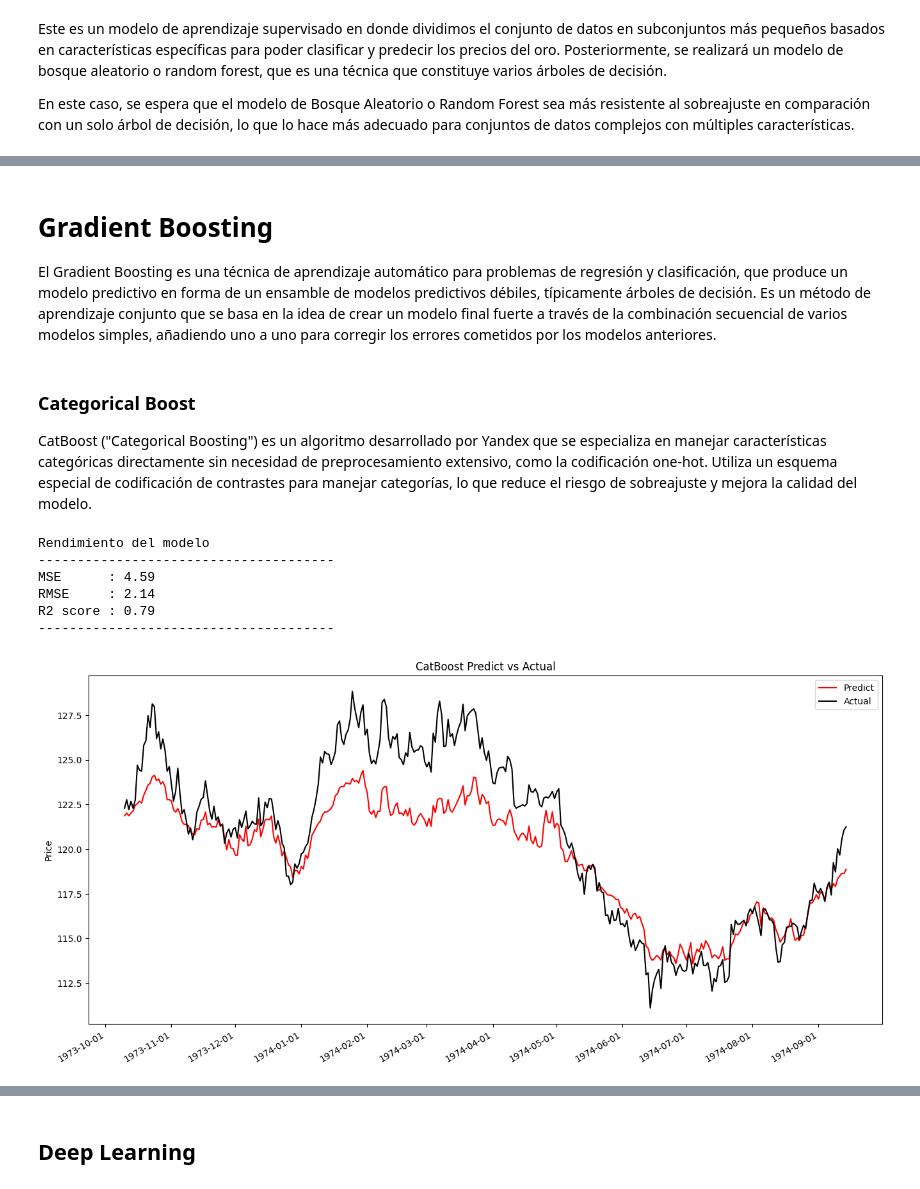
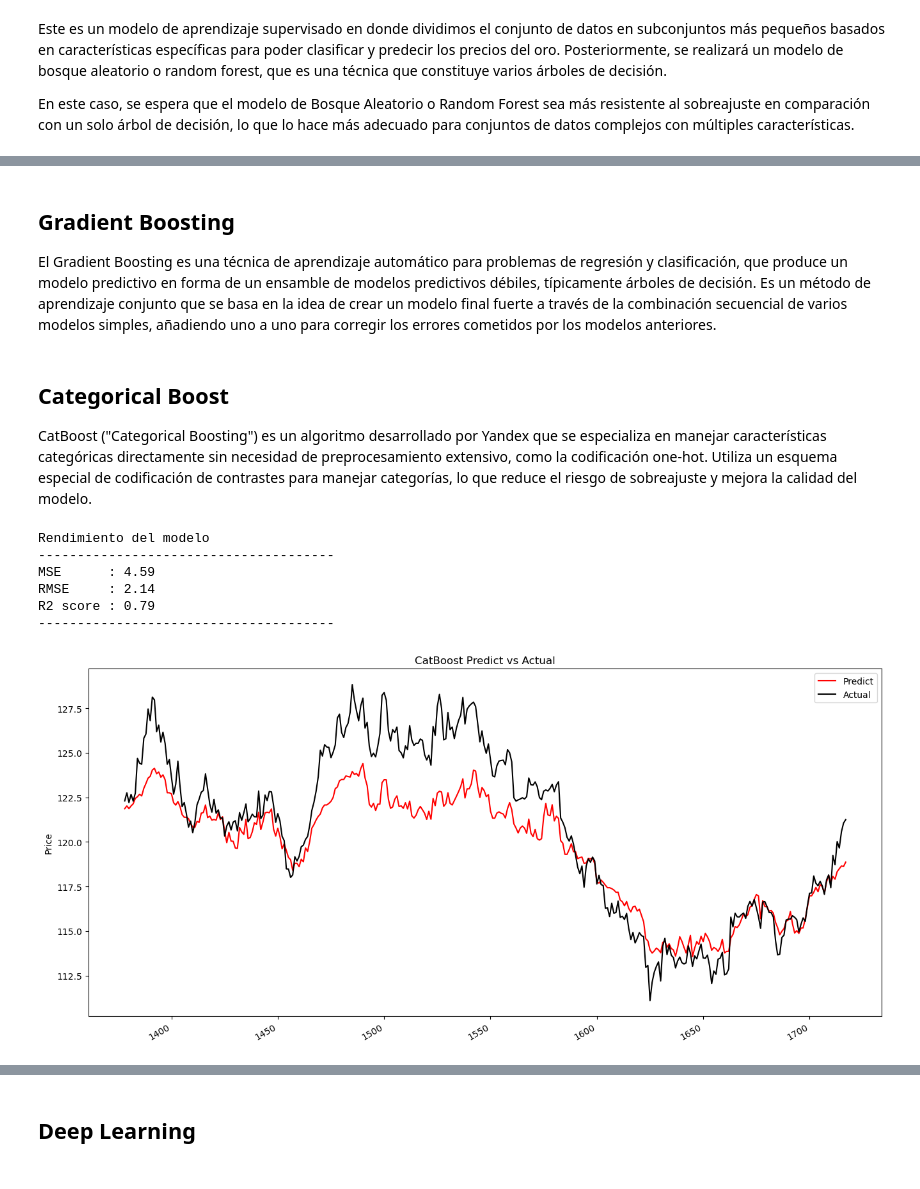
Before and after one commit to QuantConsulting/GOLD-FORECAST, a Jupyter notebook: notebooks/gold_prediction.ipynb, the cells around one changed output, grey strips where cells are left out. Saved outputs shown, nothing was run; the diff lists cells and outputs as text; code cells hidden in the pictures.

```diff
--- a/notebooks/gold_prediction.ipynb
+++ b/notebooks/gold_prediction.ipynb
@@ -652,8 +625,6 @@ def rendimiento_modelo(model, model_name,mse_dict, rmse_dict):
     plt.plot(y_test.index, predicted,'red', label='Predict')
     plt.plot(y_test.index, y_test,'black', label='Actual')
     plt.ylabel('Price')
-    plt.gca().xaxis.set_major_formatter(mdates.DateFormatter('%Y-%m-%d'))
-    plt.gca().xaxis.set_major_locator(mdates.MonthLocator())
     # 45 grados
     plt.gcf().autofmt_xdate()
     plt.title(model_name + ' Predict vs Actual')
@@ -696,7 +646,0 @@ R2 score : -5.86
-# %%
-#TODO: Implementar un modelo de regresión lineal con regularización Ridge
-r_alphas = np.logspace(0, 5, 5000) # Colocar muchos alpha para cross validation
-ridgeReg = RidgeCV(alphas= r_alphas)
-ridgeReg.fit(X_train, y_train)
-
-rendimiento_modelo(ridgeReg, "Ridge",mse_dict, rmse_dict)
@@ -788,48 +724,48 @@ R2 score : 0.85
 # %% [markdown]
-# Gradient Boosting
+## Gradient Boosting
 
 
 El Gradient Boosting es una técnica de aprendizaje automático para problemas de regresión y clasificación, que produce un modelo predictivo en forma de un ensamble de modelos predictivos débiles, típicamente árboles de decisión. Es un método de aprendizaje conjunto que se basa en la idea de crear un modelo final fuerte a través de la combinación secuencial de varios modelos simples, añadiendo uno a uno para corregir los errores cometidos por los modelos anteriores.
 # %%
 from sklearn.model_selection import GridSearchCV
 # %% [markdown]
-### Categorical Boost
+## Categorical Boost
 
 CatBoost ("Categorical Boosting") es un algoritmo desarrollado por Yandex que se especializa en manejar características categóricas directamente sin necesidad de preprocesamiento extensivo, como la codificación one-hot. Utiliza un esquema especial de codificación de contrastes para manejar categorías, lo que reduce el riesgo de sobreajuste y mejora la calidad del modelo.
 # %%
-import catboost as cb
+# import catboost as cb
 
-# Parámetros para CatBoost
-cb_params = {
-           'depth': [4,6,8,10],
-           'learning_rate' : [0.01,0.02,0.03],
-           'iterations'    : [10,20,40,60,80,100]
-           }
+# # Parámetros para CatBoost
+# cb_params = {
+#            'depth': [4,6,8,10],
+#            'learning_rate' : [0.01,0.02,0.03],
+#            'iterations'    : [10,20,40,60,80,100]
+#            }
 
-# Creación del modelo CatBoost
-cb_model = cb.CatBoostRegressor()
-cb_gs = GridSearchCV(cb_model, cb_params, cv=3, scoring='neg_mean_squared_error')
+# # Creación del modelo CatBoost
+# cb_model = cb.CatBoostRegressor()
+# cb_gs = GridSearchCV(cb_model, cb_params, cv=3, scoring='neg_mean_squared_error')
 
-# Ejecución del Grid Search
-cb_gs.fit(X_train, y_train, verbose=False)  # Añade verbose=False para evitar logs detallados
-print("Mejores parámetros para CatBoost:", cb_gs.best_params_)
-print("Mejor score para CatBoost:", cb_gs.best_score_)
+# # Ejecución del Grid Search
+# cb_gs.fit(X_train, y_train, verbose=False)  # Añade verbose=False para evitar logs detallados
+# print("Mejores parámetros para CatBoost:", cb_gs.best_params_)
+# print("Mejor score para CatBoost:", cb_gs.best_score_)
 # %%
 import catboost as cb
-model = cb.CatBoostRegressor(
+cb_model = cb.CatBoostRegressor(
     depth=4,
     iterations= 100,
     learning_rate= 0.03
     )
 
-model.fit(X_train, y_train, verbose=False)
-rendimiento_modelo(model, "CatBoost", mse_dict, rmse_dict)
+cb_model.fit(X_train, y_train, verbose=False)
+rendimiento_modelo(cb_model, "CatBoost", mse_dict, rmse_dict)
 # %% [output]
 Rendimiento del modelo
 --------------------------------------
 MSE      : 4.59
 RMSE     : 2.14
 R2 score : 0.79
 --------------------------------------
-[figure, old version]
+[figure, new version]
 # %% [markdown]
```
Also changed, not shown: parts of 47 cells of this notebook.
